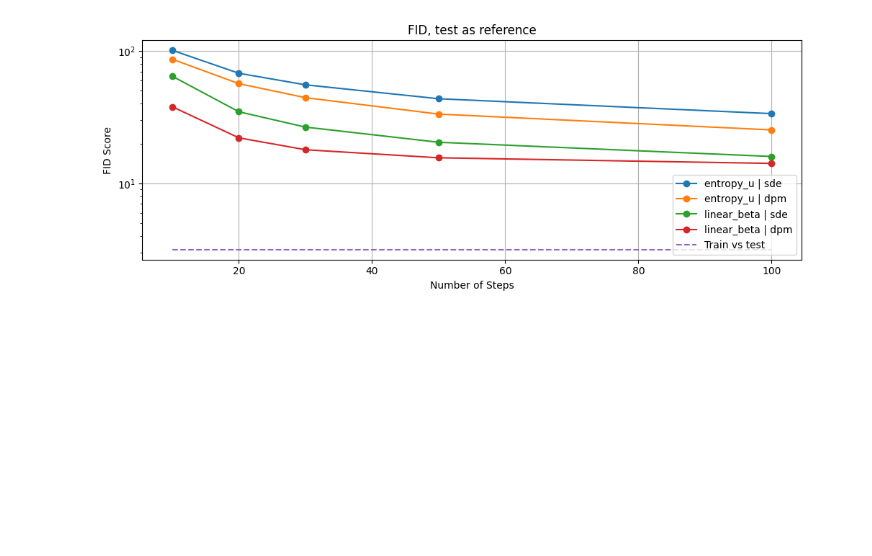
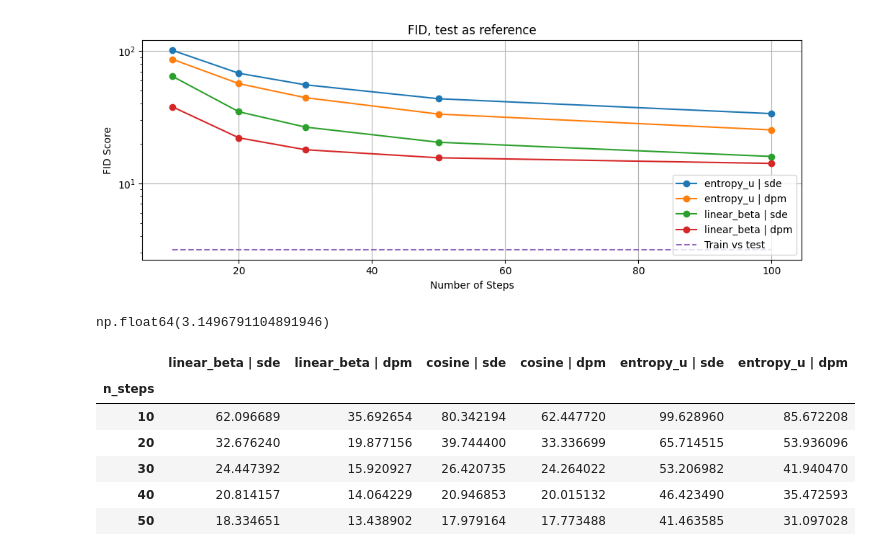
Before and after one commit to antoniibelyshev/physics-of-diffusion-models, a Jupyter notebook: analyze_fids.ipynb, the cells around one changed output. Drawn from its saved outputs; the diff is of its cells as text; code cells hidden in the pictures; blank space fills up the shorter version.

```diff
--- a/analyze_fids.ipynb
+++ b/analyze_fids.ipynb
@@ -116,3 +144,18 @@ plt.tight_layout()
 plt.show()
 # %% [output]
 [figure]
+# %%
+train_test_fid
+# %% [output]
+np.float64(3.1496791104891946)
+# %%
+df_train = prepare_fid_df(pd.read_csv("results/cifar10_train_fid.csv"))
+df_train
+# %% [output]
+|  | linear_beta | sde | linear_beta | dpm | cosine | sde | cosine | dpm | entropy_u | sde | entropy_u | dpm |
+| n_steps |  |  |  |  |  |  |
+| 10 | 62.096689 | 35.692654 | 80.342194 | 62.447720 | 99.628960 | 85.672208 |
+| 20 | 32.676240 | 19.877156 | 39.744400 | 33.336699 | 65.714515 | 53.936096 |
+| 30 | 24.447392 | 15.920927 | 26.420735 | 24.264022 | 53.206982 | 41.940470 |
+| 40 | 20.814157 | 14.064229 | 20.946853 | 20.015132 | 46.423490 | 35.472593 |
+| 50 | 18.334651 | 13.438902 | 17.979164 | 17.773488 | 41.463585 | 31.097028 |
```
Also changed, not shown: parts of 1 cell of this notebook, 6 other files.
